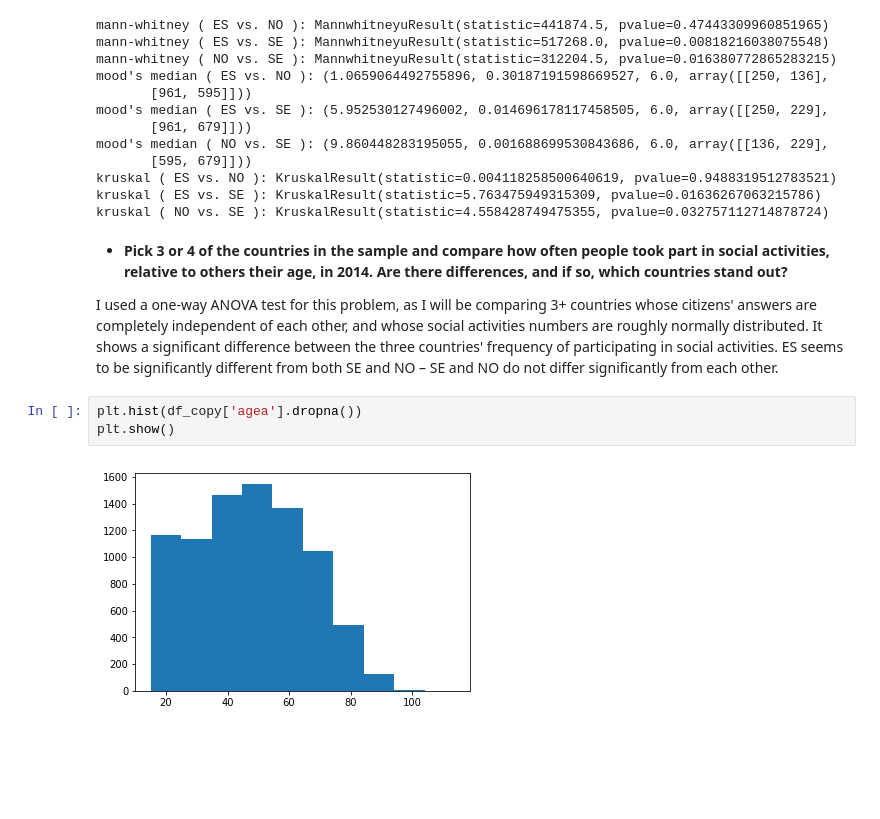
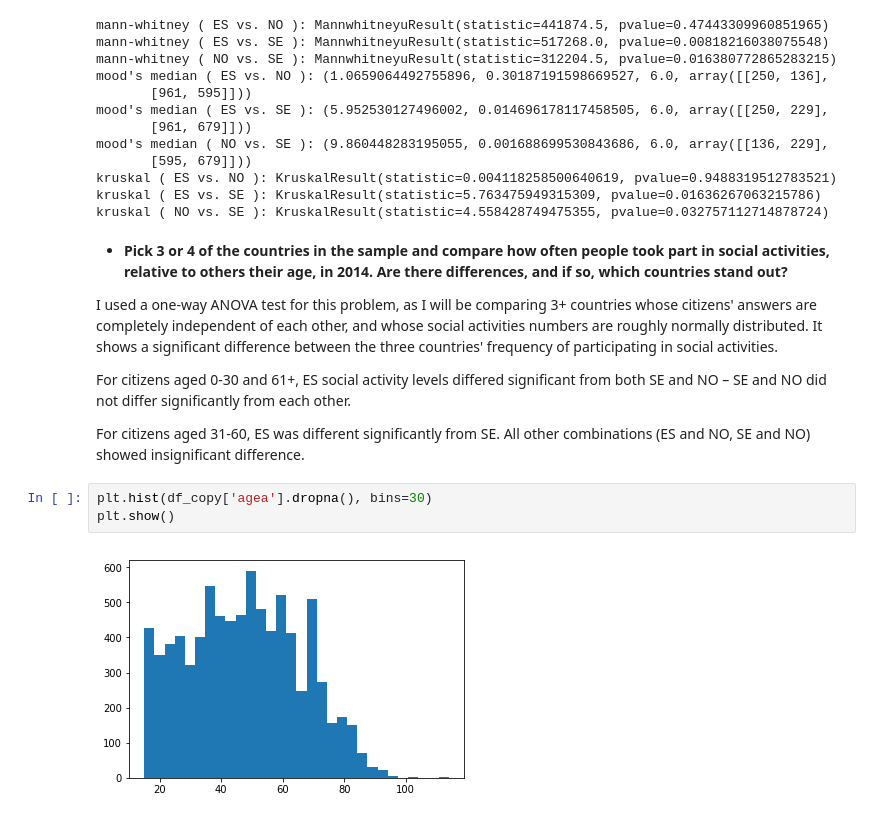
Before and after one commit to esthersweon/thinkful, a Jupyter notebook: main/unit_5/lesson_5_project_4.ipynb, the cells around one changed output. Cells and saved outputs as stored; diff of their text form; blank space fills up the shorter version.

```diff
--- a/main/unit_5/lesson_5_project_4.ipynb
+++ b/main/unit_5/lesson_5_project_4.ipynb
@@ -200,9 +282,13 @@ kruskal ( NO vs. SE ): KruskalResult(statistic=4.558428749475355, pvalue=0.03275
 # %% [markdown]
 - __Pick 3 or 4 of the countries in the sample and compare how often people took part in social activities, relative to others their age, in 2014. Are there differences, and if so, which countries stand out?__
 
-I used a one-way ANOVA test for this problem, as I will be comparing 3+ countries whose citizens' answers are completely independent of each other, and whose social activities numbers are roughly normally distributed. It shows a significant difference between the three countries' frequency of participating in social activities. ES seems to be significantly different from both SE and NO – SE and NO do not differ significantly from each other.
+I used a one-way ANOVA test for this problem, as I will be comparing 3+ countries whose citizens' answers are completely independent of each other, and whose social activities numbers are roughly normally distributed. It shows a significant difference between the three countries' frequency of participating in social activities.
+
+For citizens aged 0-30 and 61+, ES social activity levels differed significant from both SE and NO – SE and NO did not differ significantly from each other.
+
+For citizens aged 31-60, ES was different significantly from SE. All other combinations (ES and NO, SE and NO) showed insignificant difference.
 # %%
-plt.hist(df_copy['agea'].dropna())
+plt.hist(df_copy['agea'].dropna(), bins=30)
 plt.show()
 # %% [output]
-[figure, old version]
+[figure, new version]
```
Also changed, not shown: parts of 12 cells of this notebook, 1 other file.
